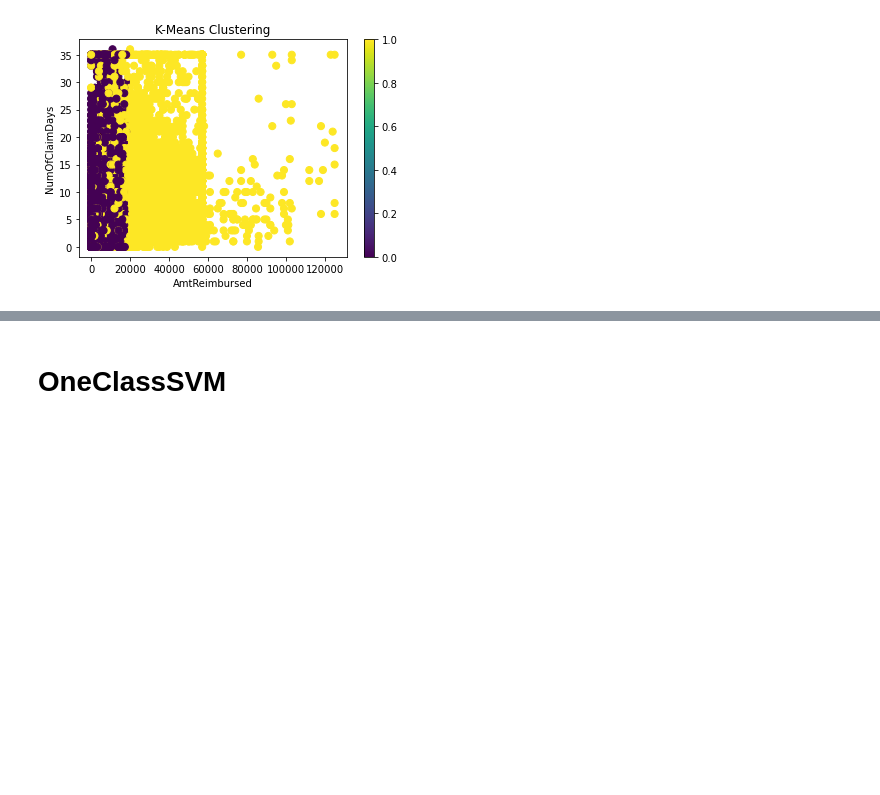
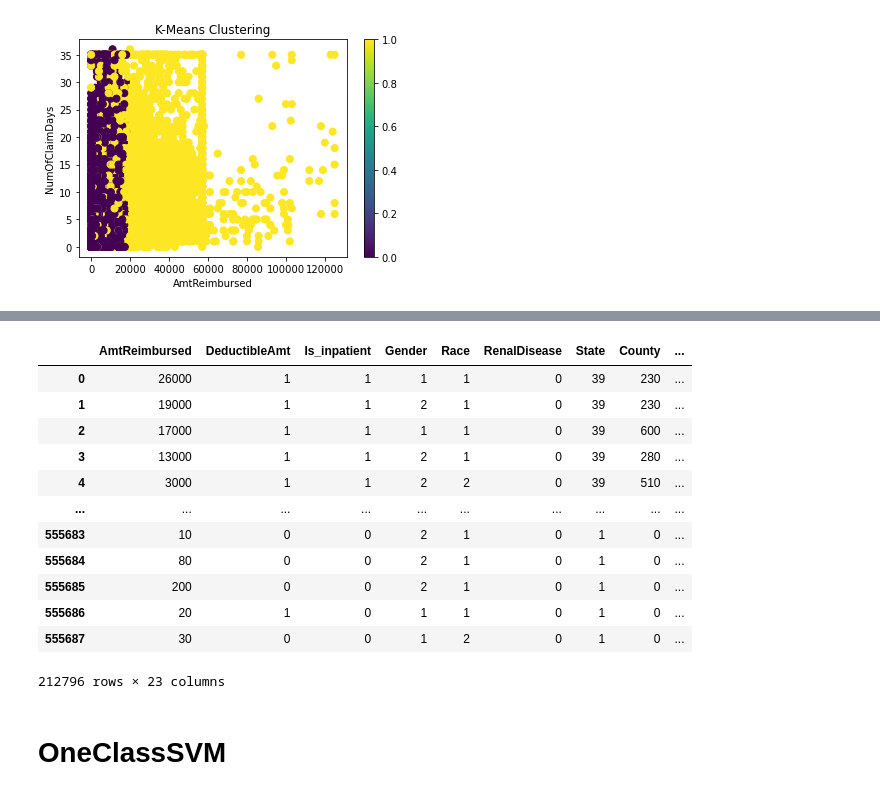
Before and after one commit to queezzz/Rotman-Datathon-2020, a Jupyter notebook: PotentialFraud.ipynb, the cells around one changed output, grey strips where cells are left out. Cells and saved outputs as stored; diff of their text form; code cells hidden in the pictures; blank space fills up the shorter version.

```diff
--- a/PotentialFraud.ipynb
+++ b/PotentialFraud.ipynb
@@ -142,9 +161,8 @@ plt.colorbar(scatter)
 from sklearn.ensemble import IsolationForest
 from sklearn.model_selection import train_test_split
 from sklearn.metrics import mean_squared_error
+import joblib
 
-X = data.drop(['Fraud'], axis=1)
-Y = np.array(data['Fraud'])
-X_train, X_test, y_train, y_test= train_test_split(X, Y, test_size=0.3, random_state=123)
 iso = IsolationForest(contamination=0.1, random_state=123)
-iso_pred = iso.fit_predict(X_train)
+iso_pred = iso.fit_predict(X)
+joblib.dump(iso, 'iso.pkl')
@@ -186,0 +171,4 @@ train_accuracy
+# %%
+iso = pd.DataFrame(iso_pred)
+iso = np.where(iso == -1, "1", "0")
+iso
@@ -186,0 +183,18 @@ train_accuracy
+# %%
+iso_df = X.copy()
+iso_df.insert((iso_df.shape[1]),'iso',iso)
+iso_df
+# %% [output]
+|  | AmtReimbursed | DeductibleAmt | Is_inpatient | Gender | Race | RenalDisease | State | County | ... |
+| 0 | 26000 | 1 | 1 | 1 | 1 | 0 | 39 | 230 | ... |
+| 1 | 19000 | 1 | 1 | 2 | 1 | 0 | 39 | 230 | ... |
+| 2 | 17000 | 1 | 1 | 1 | 1 | 0 | 39 | 600 | ... |
+| 3 | 13000 | 1 | 1 | 2 | 1 | 0 | 39 | 280 | ... |
+| 4 | 3000 | 1 | 1 | 2 | 2 | 0 | 39 | 510 | ... |
+| ... | ... | ... | ... | ... | ... | ... | ... | ... | ... |
+| 555683 | 10 | 0 | 0 | 2 | 1 | 0 | 1 | 0 | ... |
+| 555684 | 80 | 0 | 0 | 2 | 1 | 0 | 1 | 0 | ... |
+| 555685 | 200 | 0 | 0 | 2 | 1 | 0 | 1 | 0 | ... |
+| 555686 | 20 | 1 | 0 | 1 | 1 | 0 | 1 | 0 | ... |
+| 555687 | 30 | 0 | 0 | 1 | 2 | 0 | 1 | 0 | ... |
+212796 rows × 23 columns
```
Also changed, not shown: parts of 21 cells of this notebook.
